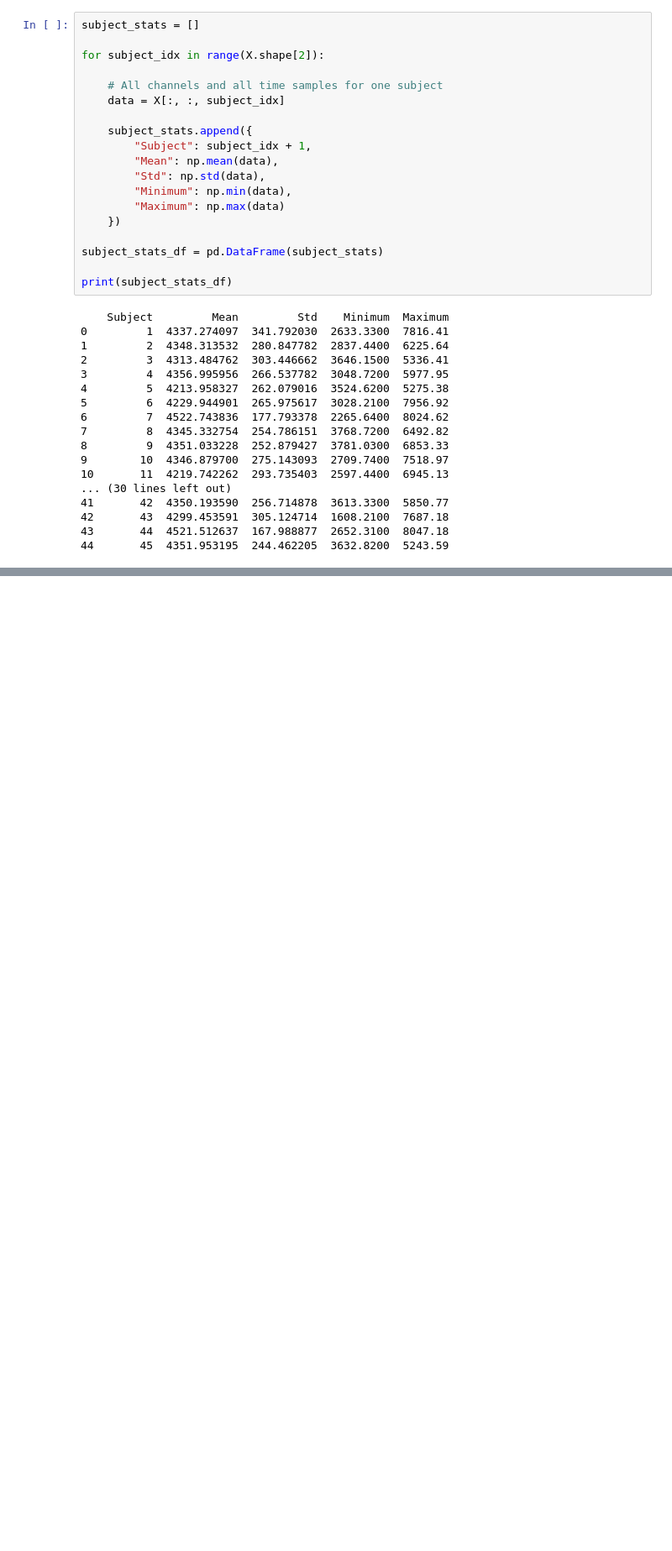
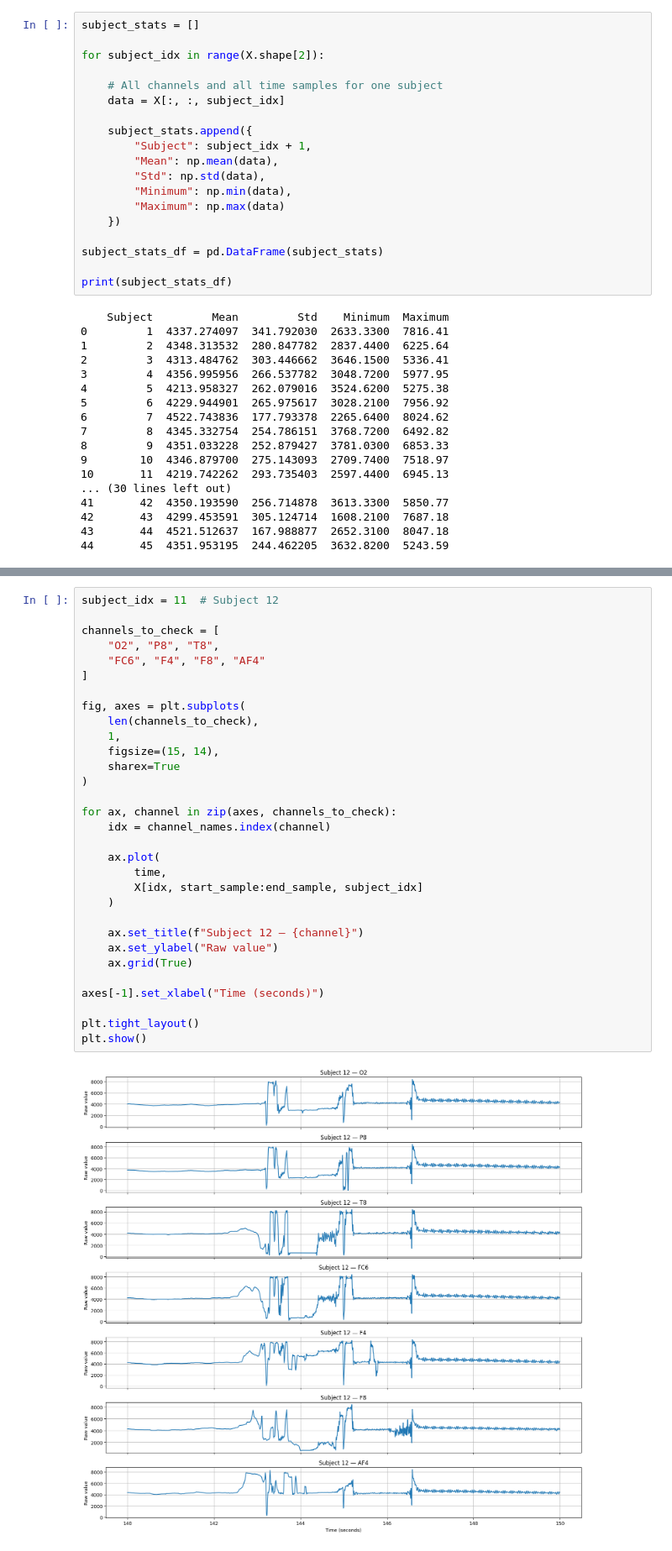
Before and after one commit to HumaimaRiaz47/eeg-cognitive-load-comparison, a Jupyter notebook: notebooks/dataset_exploration.ipynb, the cells around one changed output, grey strips where cells are left out. Shown at 84% size. Cells and saved outputs as stored; diff of their text form; blank space fills up the shorter version.

```diff
--- a/notebooks/dataset_exploration.ipynb
+++ b/notebooks/dataset_exploration.ipynb
@@ -638,0 +801,33 @@ print(subject_stats_df)
+# %%
+subject_idx = 11  # Subject 12
+
+channels_to_check = [
+    "O2", "P8", "T8",
+    "FC6", "F4", "F8", "AF4"
+]
+
+fig, axes = plt.subplots(
+    len(channels_to_check),
+    1,
+    figsize=(15, 14),
+    sharex=True
+)
+
+for ax, channel in zip(axes, channels_to_check):
+    idx = channel_names.index(channel)
+
+    ax.plot(
+        time,
+        X[idx, start_sample:end_sample, subject_idx]
+    )
+
+    ax.set_title(f"Subject 12 — {channel}")
+    ax.set_ylabel("Raw value")
+    ax.grid(True)
+
+axes[-1].set_xlabel("Time (seconds)")
+
+plt.tight_layout()
+plt.show()
+# %% [output]
+[figure, added]
```
Also changed, not shown: parts of 35 cells of this notebook.
